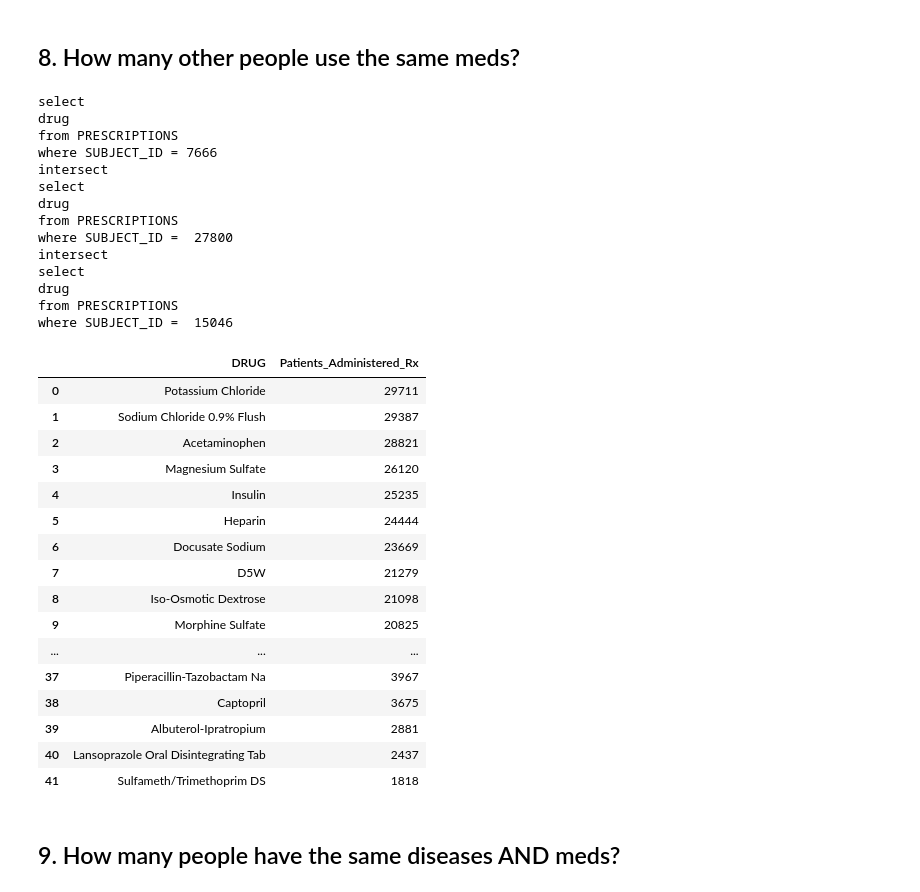
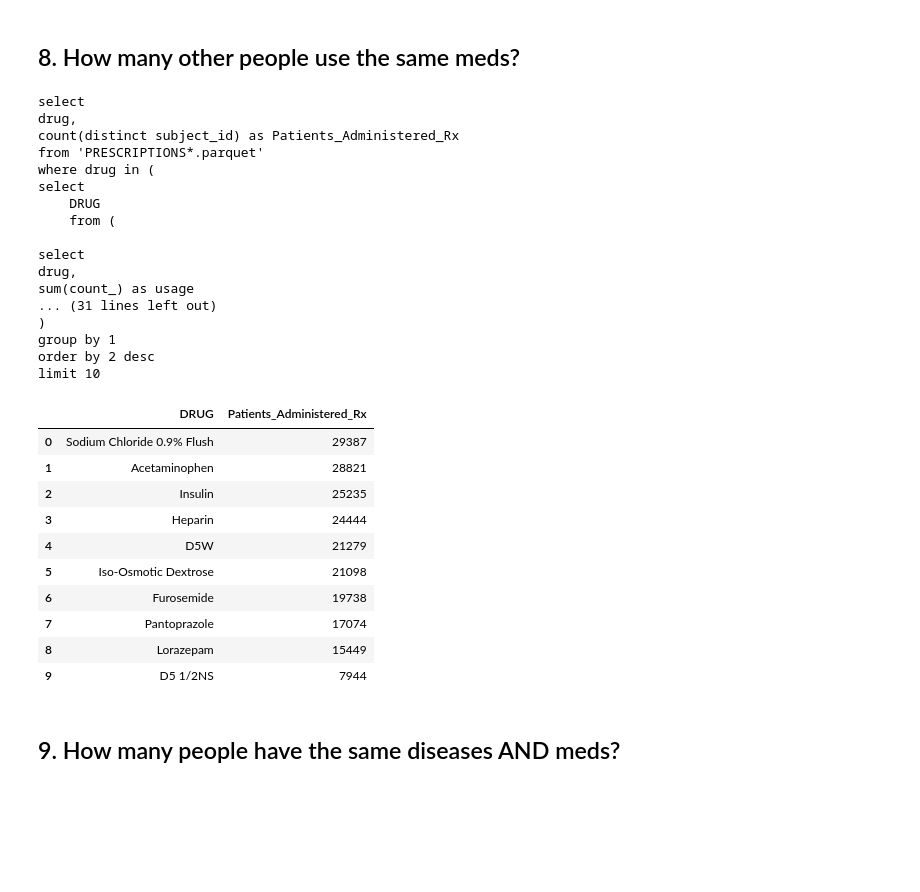
Before and after one commit to ricejfx/aihc, a Jupyter notebook: assignment2.ipynb, the cells around one changed output. Drawn from its saved outputs; the diff is of its cells as text; code cells hidden in the pictures; blank space fills up the shorter version.

```diff
--- a/assignment2.ipynb
+++ b/assignment2.ipynb
@@ -188,9 +189,8 @@ def run_query(qry, print_qry=False):
     """
     if print_qry:
         print(qry)
-        return None
-    else:
-        return duckdb.query(qry).to_df()
+
+    return duckdb.query(qry).to_df()
 # %% [markdown]
 # Assignment
 # %% [markdown]
@@ -693,57 +842,52 @@ order by 2
 # %% [markdown]
 ## 8. How many other people use the same meds?
-# %%
-print(common_rx_qry)
-# %% [output]
-select
-drug
-from PRESCRIPTIONS
-where SUBJECT_ID = 7666
-intersect
-select
-drug
-from PRESCRIPTIONS
-where SUBJECT_ID =  27800
-intersect
-select
-drug
-from PRESCRIPTIONS
-where SUBJECT_ID =  15046
 # %%
 run_query(
 f"""
 select
 drug,
 count(distinct subject_id) as Patients_Administered_Rx
 from PRESCRIPTIONS
 where drug in (
 select
     DRUG
     from (
         {common_rx_qry}
     )
 )
 group by 1
 order by 2 desc
-""")
+limit 10
+""", True)
 # %% [output]
+select
+drug,
+count(distinct subject_id) as Patients_Administered_Rx
+from 'PRESCRIPTIONS*.parquet'
+where drug in (
+select
+    DRUG
+    from (
+
+select
+drug,
+sum(count_) as usage
+... (31 lines left out)
+)
+group by 1
+order by 2 desc
+limit 10
 |  | DRUG | Patients_Administered_Rx |
-| 0 | Potassium Chloride | 29711 |
-| 1 | Sodium Chloride 0.9% Flush | 29387 |
-| 2 | Acetaminophen | 28821 |
-| 3 | Magnesium Sulfate | 26120 |
-| 4 | Insulin | 25235 |
-| 5 | Heparin | 24444 |
-| 6 | Docusate Sodium | 23669 |
-| 7 | D5W | 21279 |
-| 8 | Iso-Osmotic Dextrose | 21098 |
-| 9 | Morphine Sulfate | 20825 |
-| ... | ... | ... |
-| 37 | Piperacillin-Tazobactam Na | 3967 |
-| 38 | Captopril | 3675 |
-| 39 | Albuterol-Ipratropium | 2881 |
-| 40 | Lansoprazole Oral Disintegrating Tab | 2437 |
-| 41 | Sulfameth/Trimethoprim DS | 1818 |
+| 0 | Sodium Chloride 0.9% Flush | 29387 |
+| 1 | Acetaminophen | 28821 |
+| 2 | Insulin | 25235 |
+| 3 | Heparin | 24444 |
+| 4 | D5W | 21279 |
+| 5 | Iso-Osmotic Dextrose | 21098 |
+| 6 | Furosemide | 19738 |
+| 7 | Pantoprazole | 17074 |
+| 8 | Lorazepam | 15449 |
+| 9 | D5 1/2NS | 7944 |
 # %% [markdown]
 ## 9. How many people have the same diseases AND meds?
 # %%
```
Also changed, not shown: parts of 39 cells of this notebook, 6 other files.
